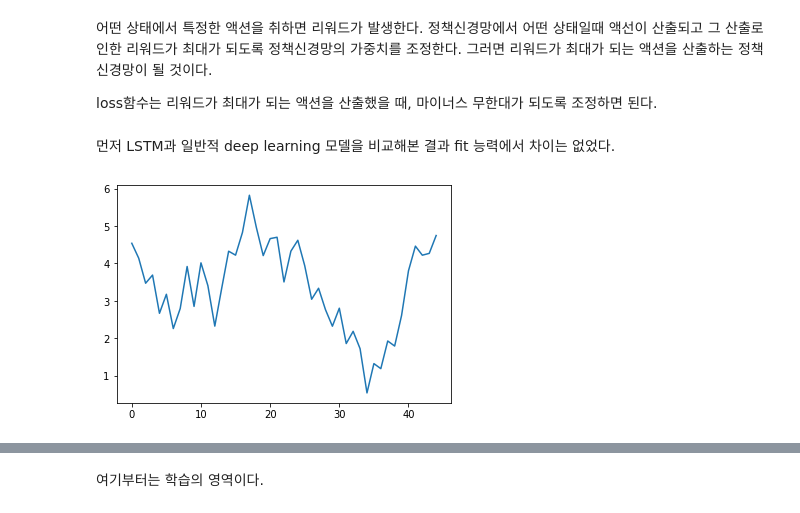
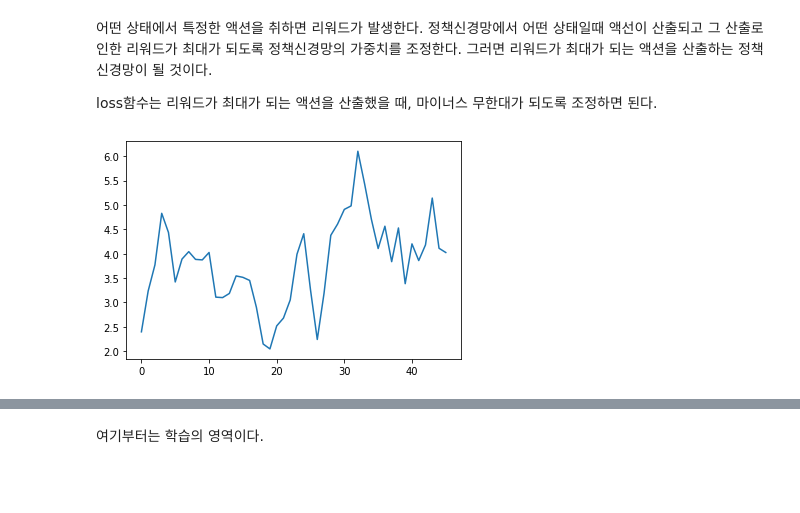
Before and after one commit to sjbaek12/sjbaek12.github.io, a Jupyter notebook: 테스트_강화학습.ipynb, the cells around one changed output, grey strips where cells are left out. Saved outputs shown, nothing was run; the diff lists cells and outputs as text; code cells hidden in the pictures; blank space fills up the shorter version.

```diff
--- a/테스트_강화학습.ipynb
+++ b/테스트_강화학습.ipynb
@@ -5,8 +5,6 @@
 정책신경망에서 어떤 상태일때 액선이 산출되고 그 산출로 인한 리워드가 최대가 되도록 정책신경망의 가중치를 조정한다. 그러면 리워드가 최대가 되는 액션을 산출하는 정책신경망이 될 것이다.
 
 loss함수는 리워드가 최대가 되는 액션을 산출했을 때, 마이너스 무한대가 되도록 조정하면 된다.
-# %% [markdown]
-먼저 LSTM과 일반적 deep learning 모델을 비교해본 결과 fit 능력에서 차이는 없었다.
 # %%
 import numpy as np
 import matplotlib.pyplot as plt
@@ -17,35 +15,35 @@ def env():
   start_price = 3
   pricej=[]
   for i in range(50):
     change = np.random.rand(1)*1.2
     direction = np.random.choice(2, p=[0.5, 0.5])
     if direction == 1:
       if start_price - change[0] <= 0:
          p = 1.0
       else:
          p = start_price - change[0]
     else:
       p = start_price + change[0]
     start_price = p
     pricej.append(p)
 #  p_mean = np.mean(price)
 #  p_std = np.std(price)
 #  price = (price - p_mean)/p_std
 
   p_serise= []
   for i in range(46):
     serise = [pricej[i],pricej[i+1], pricej[i+2], pricej[i+3], pricej[i+4]]
     serise = np.array(serise)
     p_serise.append(serise)
   p_serise= p_serise[0:50]
   p_serise = np.array(p_serise)
-  #p_serise = p_serise.reshape(25, 5, 1)  # LSTM을 사용할 때 데이터 input 형태
-  price_lstm = pricej[5:]
+  p_serise_lstm = p_serise.reshape(46, 5, 1)  # p_serise의 길이는 46이다. LSTM을 사용할 때 데이터 input 형태
+  price_lstm = pricej[4:]
   price_lstm = np.array(price_lstm)
-  return pricej, p_serise, price_lstm
+  return p_serise, p_serise_lstm, price_lstm
 
-pricej, p_serise, price_lstm = env()
+p_serise, p_serise_lstm, price_lstm = env()
 plt.plot(price_lstm)
 plt.show()
 # %% [output]
-[figure, old version]
+[figure, new version]
```
Also changed, not shown: parts of 40 cells of this notebook.
